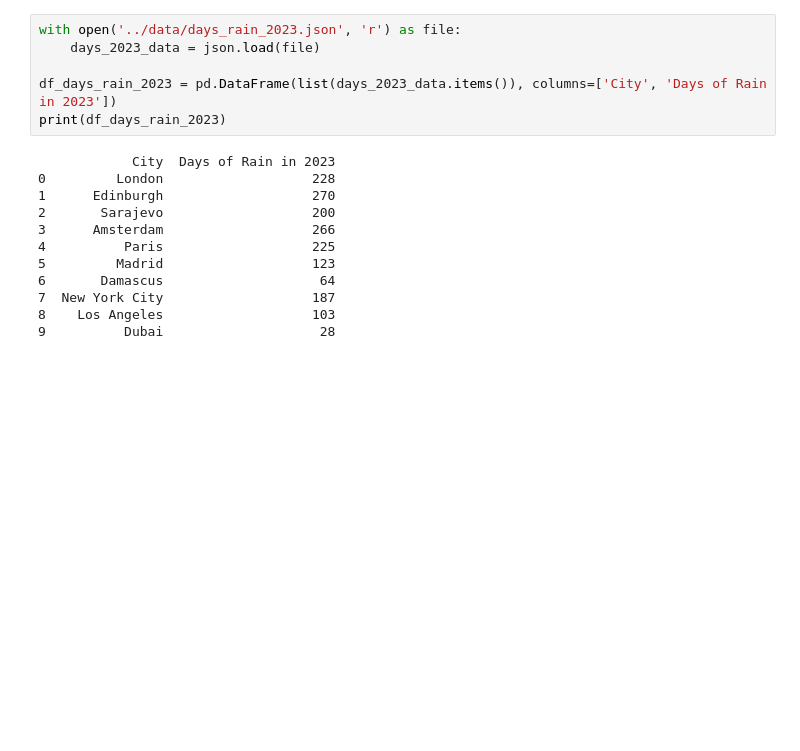
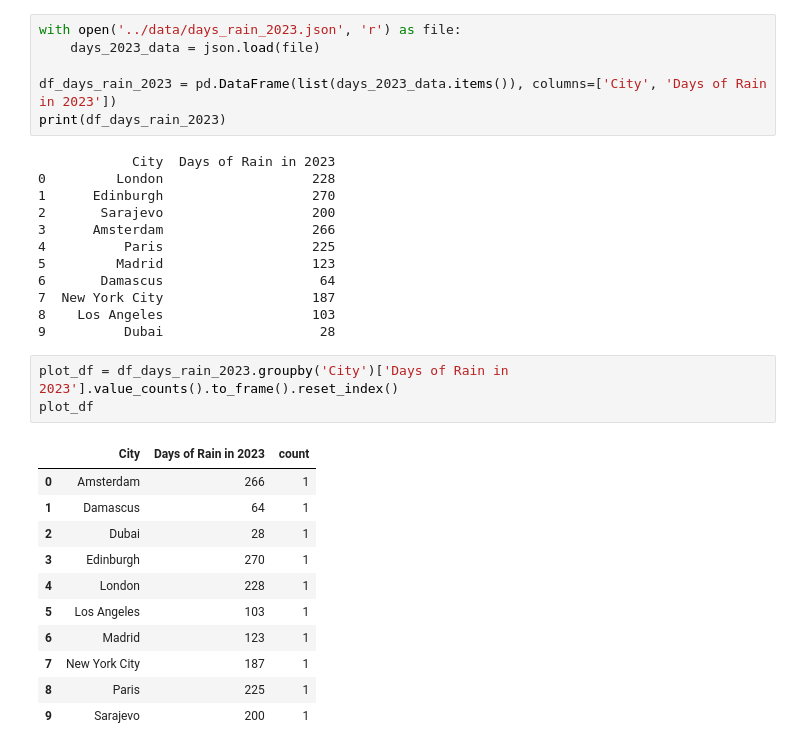
Before and after one commit to nadiabegic/global-weather-analysis, a Jupyter notebook: code/NB02 - Data Analysis.ipynb, the cells around one changed output. Drawn from its saved outputs; the diff is of its cells as text; blank space fills up the shorter version.

```diff
--- a/code/NB02 - Data Analysis.ipynb
+++ b/code/NB02 - Data Analysis.ipynb
@@ -42,3 +42,18 @@ print(df_days_rain_2023)
 7  New York City                   187
 8    Los Angeles                   103
 9          Dubai                    28
+# %%
+plot_df = df_days_rain_2023.groupby('City')['Days of Rain in 2023'].value_counts().to_frame().reset_index()
+plot_df
+# %% [output]
+|  | City | Days of Rain in 2023 | count |
+| 0 | Amsterdam | 266 | 1 |
+| 1 | Damascus | 64 | 1 |
+| 2 | Dubai | 28 | 1 |
+| 3 | Edinburgh | 270 | 1 |
+| 4 | London | 228 | 1 |
+| 5 | Los Angeles | 103 | 1 |
+| 6 | Madrid | 123 | 1 |
+| 7 | New York City | 187 | 1 |
+| 8 | Paris | 225 | 1 |
+| 9 | Sarajevo | 200 | 1 |
```
Also changed, not shown: parts of 3 cells of this notebook.
